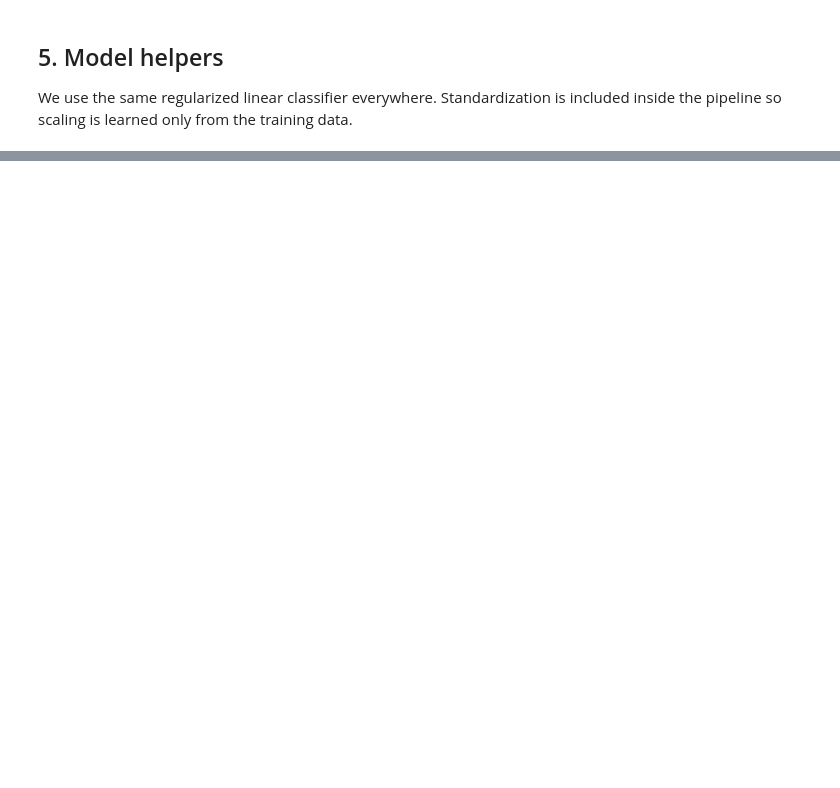
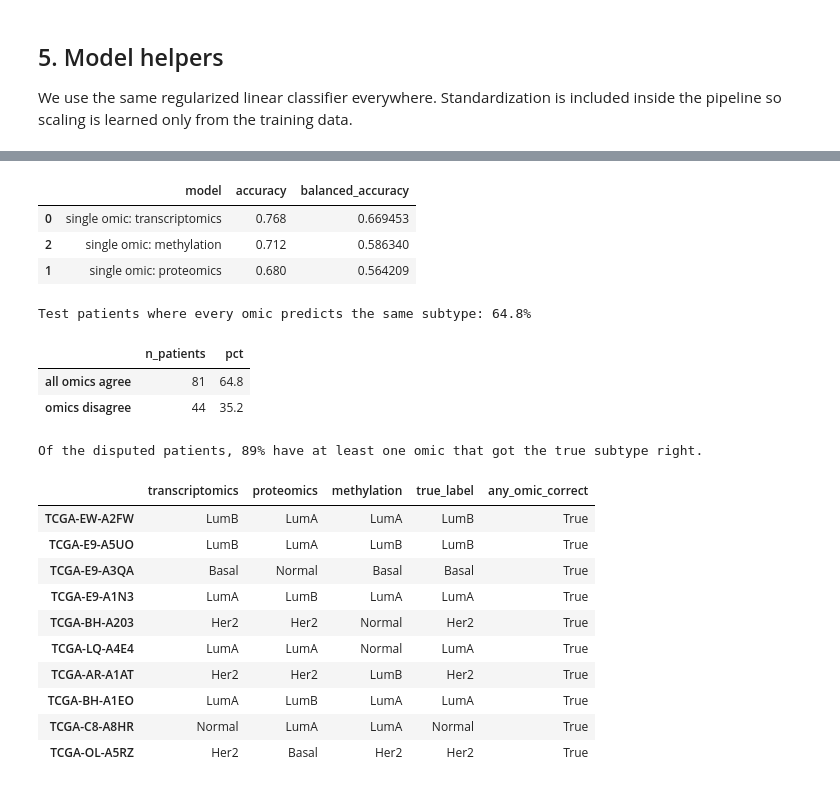
Before and after one commit to Barry8197/ECCB2026_TEST, a Jupyter notebook: sessions/session-2-multi-omics/part-1-linear-methods.ipynb, the cells around one changed output, grey strips where cells are left out. Saved outputs shown, nothing was run; the diff lists cells and outputs as text; code cells hidden in the pictures; blank space fills up the shorter version.

```diff
--- a/sessions/session-2-multi-omics/part-1-linear-methods.ipynb
+++ b/sessions/session-2-multi-omics/part-1-linear-methods.ipynb
@@ -62,7 +62,8 @@ RANDOM_STATE = 7
 TEST_SIZE = 0.25
 TARGET_COLUMN = "subtype"
 
-DATA_DIR = Path("../../data_tmp/TCGA-BRCA")
+#DATA_DIR = Path("../../data_tmp/TCGA-BRCA")
+DATA_DIR=Path('C:/Users/hanan/Documents/eccb2026/data_tmp')
 OMICS_FILES = {
     "transcriptomics": DATA_DIR / "transcriptomics.pkl",
     "proteomics": DATA_DIR / "proteomics.pkl",
@@ -190,15 +236,15 @@ def make_linear_classifier():
     return Pipeline([
         ("scaler", StandardScaler()),
         ("model", LogisticRegression(
-            penalty="l2",
             C=1.0,
-            solver="liblinear",
+            l1_ratio=0,        # equivalent to L2
+            solver="lbfgs", #instead of liblinear because it doesn't handle 3+ classes
             class_weight="balanced",
             max_iter=2000,
             random_state=RANDOM_STATE,
-        )),
+        ),
+        ),
     ])
-
 
 def evaluate_predictions(model_name, y_true, y_pred):
     """Return the metrics used throughout the tutorial."""
@@ -239,3 +291,54 @@ for name, X in X_omics.items():
 
 results_df = pd.DataFrame(results).sort_values("balanced_accuracy", ascending=False)
 results_df
+# %% [output]
+|  | model | accuracy | balanced_accuracy |
+| 0 | single omic: transcriptomics | 0.768 | 0.669453 |
+| 2 | single omic: methylation | 0.712 | 0.586340 |
+| 1 | single omic: proteomics | 0.680 | 0.564209 |
+# %%
+# How often do the single-omic models actually agree on a prediction?
+single_omic_preds = {
+    name: single_omic_models[name].predict(X_omics[name].loc[test_ids])
+    for name in X_omics
+}
+pred_table = pd.DataFrame(single_omic_preds, index=test_ids)
+pred_table["true_label"] = y_test
+
+n_unique_preds = pred_table[list(X_omics)].nunique(axis=1)
+agreement_summary = pd.DataFrame({
+    "n_patients": [
+        (n_unique_preds == 1).sum(),
+        (n_unique_preds > 1).sum(),
+    ],
+}, index=["all omics agree", "omics disagree"])
+agreement_summary["pct"] = (100 * agreement_summary["n_patients"] / len(test_ids)).round(1)
+
+print(f"Test patients where every omic predicts the same subtype: "
+      f"{agreement_summary.loc['all omics agree', 'pct']}%")
+display(agreement_summary)
+
+# Look at a few disputed patients: does any single omic get the true label right
+# where others miss it? This is the concrete case for integration.
+disputed = pred_table.loc[n_unique_preds > 1].copy()
+disputed["any_omic_correct"] = disputed[list(X_omics)].eq(disputed["true_label"], axis=0).any(axis=1)
+print(f"Of the disputed patients, {disputed['any_omic_correct'].mean():.0%} "
+      f"have at least one omic that got the true subtype right.")
+disputed.head(10)
+# %% [output]
+Test patients where every omic predicts the same subtype: 64.8%
+|  | n_patients | pct |
+| all omics agree | 81 | 64.8 |
+| omics disagree | 44 | 35.2 |
+Of the disputed patients, 89% have at least one omic that got the true subtype right.
+|  | transcriptomics | proteomics | methylation | true_label | any_omic_correct |
+| TCGA-EW-A2FW | LumB | LumA | LumA | LumB | True |
+| TCGA-E9-A5UO | LumB | LumA | LumB | LumB | True |
+| TCGA-E9-A3QA | Basal | Normal | Basal | Basal | True |
+| TCGA-E9-A1N3 | LumA | LumB | LumA | LumA | True |
+| TCGA-BH-A203 | Her2 | Her2 | Normal | Her2 | True |
+| TCGA-LQ-A4E4 | LumA | LumA | Normal | LumA | True |
+| TCGA-AR-A1AT | Her2 | Her2 | LumB | Her2 | True |
+| TCGA-BH-A1EO | LumA | LumB | LumA | LumA | True |
+| TCGA-C8-A8HR | Normal | LumA | LumA | Normal | True |
+| TCGA-OL-A5RZ | Her2 | Basal | Her2 | Her2 | True |
```
Also changed, not shown: parts of 43 cells of this notebook.
